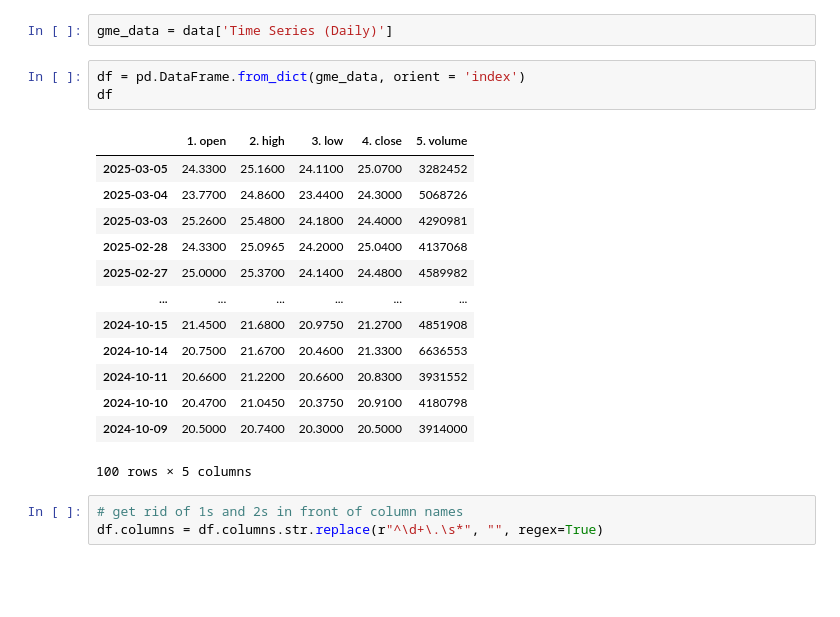
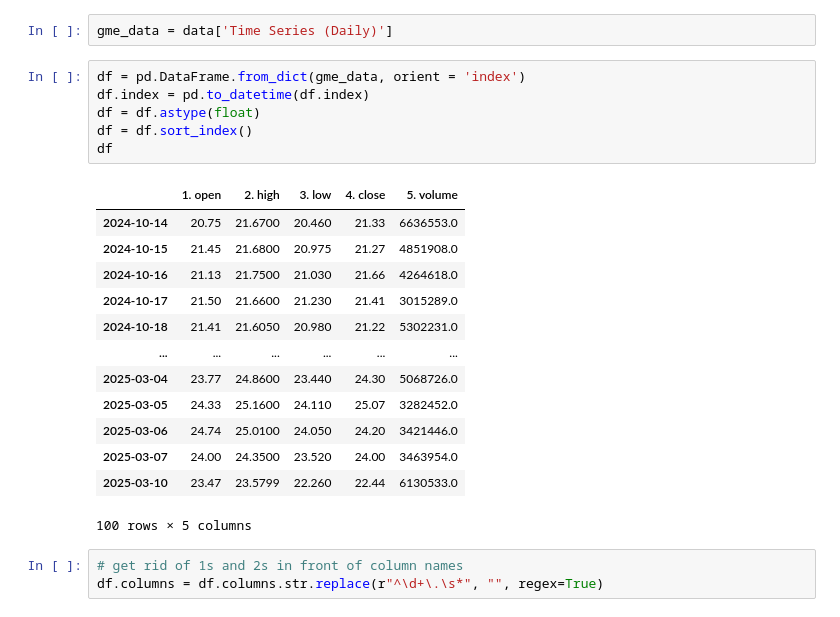
Before and after one commit to grahamjh99/Stock-Seasonality, a Jupyter notebook: Untitled.ipynb, the cells around one changed output. Saved outputs shown, nothing was run; the diff lists cells and outputs as text; blank space fills up the shorter version.

```diff
--- a/Untitled.ipynb
+++ b/Untitled.ipynb
@@ -25,20 +25,23 @@ data['Meta Data']
 gme_data = data['Time Series (Daily)']
 # %%
 df = pd.DataFrame.from_dict(gme_data, orient = 'index')
+df.index = pd.to_datetime(df.index)
+df = df.astype(float)
+df = df.sort_index()
 df
 # %% [output]
 |  | 1. open | 2. high | 3. low | 4. close | 5. volume |
-| 2025-03-05 | 24.3300 | 25.1600 | 24.1100 | 25.0700 | 3282452 |
-| 2025-03-04 | 23.7700 | 24.8600 | 23.4400 | 24.3000 | 5068726 |
-| 2025-03-03 | 25.2600 | 25.4800 | 24.1800 | 24.4000 | 4290981 |
-| 2025-02-28 | 24.3300 | 25.0965 | 24.2000 | 25.0400 | 4137068 |
-| 2025-02-27 | 25.0000 | 25.3700 | 24.1400 | 24.4800 | 4589982 |
+| 2024-10-14 | 20.75 | 21.6700 | 20.460 | 21.33 | 6636553.0 |
+| 2024-10-15 | 21.45 | 21.6800 | 20.975 | 21.27 | 4851908.0 |
+| 2024-10-16 | 21.13 | 21.7500 | 21.030 | 21.66 | 4264618.0 |
+| 2024-10-17 | 21.50 | 21.6600 | 21.230 | 21.41 | 3015289.0 |
+| 2024-10-18 | 21.41 | 21.6050 | 20.980 | 21.22 | 5302231.0 |
 | ... | ... | ... | ... | ... | ... |
-| 2024-10-15 | 21.4500 | 21.6800 | 20.9750 | 21.2700 | 4851908 |
-| 2024-10-14 | 20.7500 | 21.6700 | 20.4600 | 21.3300 | 6636553 |
-| 2024-10-11 | 20.6600 | 21.2200 | 20.6600 | 20.8300 | 3931552 |
-| 2024-10-10 | 20.4700 | 21.0450 | 20.3750 | 20.9100 | 4180798 |
-| 2024-10-09 | 20.5000 | 20.7400 | 20.3000 | 20.5000 | 3914000 |
+| 2025-03-04 | 23.77 | 24.8600 | 23.440 | 24.30 | 5068726.0 |
+| 2025-03-05 | 24.33 | 25.1600 | 24.110 | 25.07 | 3282452.0 |
+| 2025-03-06 | 24.74 | 25.0100 | 24.050 | 24.20 | 3421446.0 |
+| 2025-03-07 | 24.00 | 24.3500 | 23.520 | 24.00 | 3463954.0 |
+| 2025-03-10 | 23.47 | 23.5799 | 22.260 | 22.44 | 6130533.0 |
 100 rows × 5 columns
 # %%
 # get rid of 1s and 2s in front of column names
```
Also changed, not shown: parts of 4 cells of this notebook.
